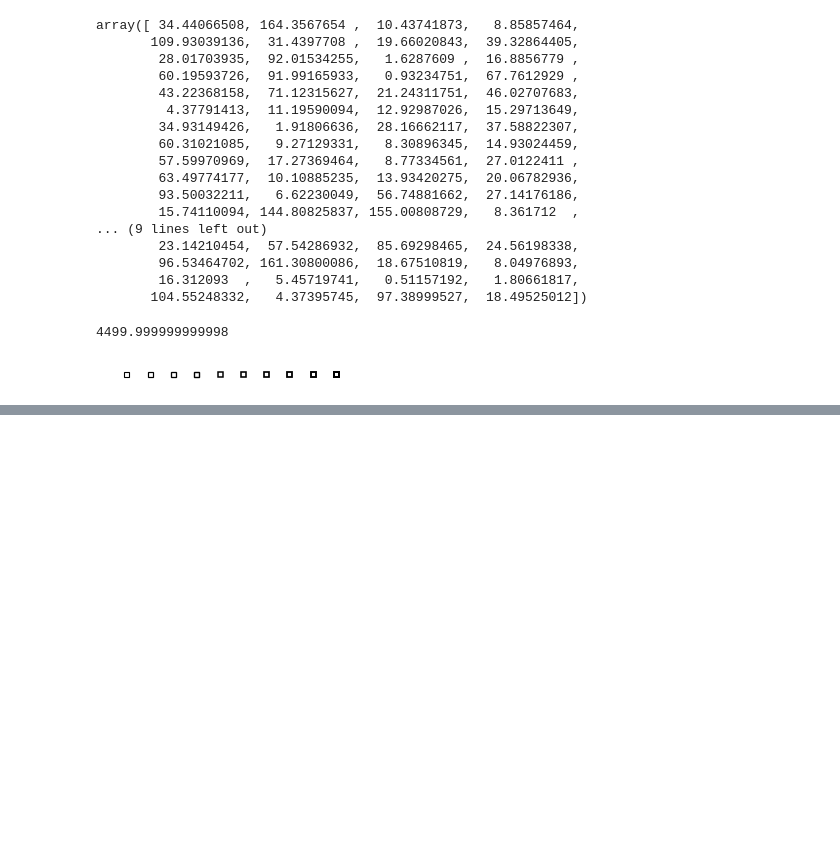
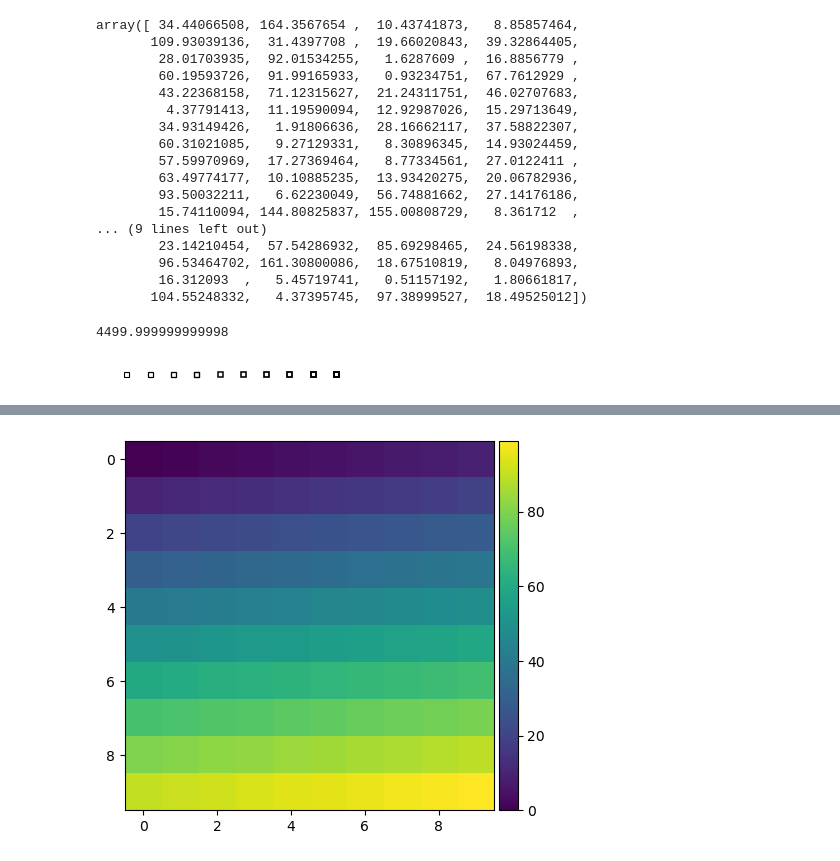
Before and after one commit to yangland/ece_fl_public, a Jupyter notebook: test.ipynb, the cells around one changed output, grey strips where cells are left out. Cells and saved outputs as stored; diff of their text form; code cells hidden in the pictures; blank space fills up the shorter version.

```diff
--- a/test.ipynb
+++ b/test.ipynb
@@ -193,0 +261,18 @@ plt.show()
+# %%
+import matplotlib.pyplot as plt
+from mpl_toolkits.axes_grid1 import make_axes_locatable
+import numpy as np
+
+plt.figure()
+ax = plt.gca()
+im = ax.imshow(np.arange(100).reshape((10,10)))
+
+# create an axes on the right side of ax. The width of cax will be 5%
+# of ax and the padding between cax and ax will be fixed at 0.05 inch.
+divider = make_axes_locatable(ax)
+cax = divider.append_axes("right", size="5%", pad=0.05)
+
+plt.colorbar(im,cax=cax)
+plt.show()
+# %% [output]
+[figure, added]
```
Also changed, not shown: parts of 14 cells of this notebook, 4 other files.
